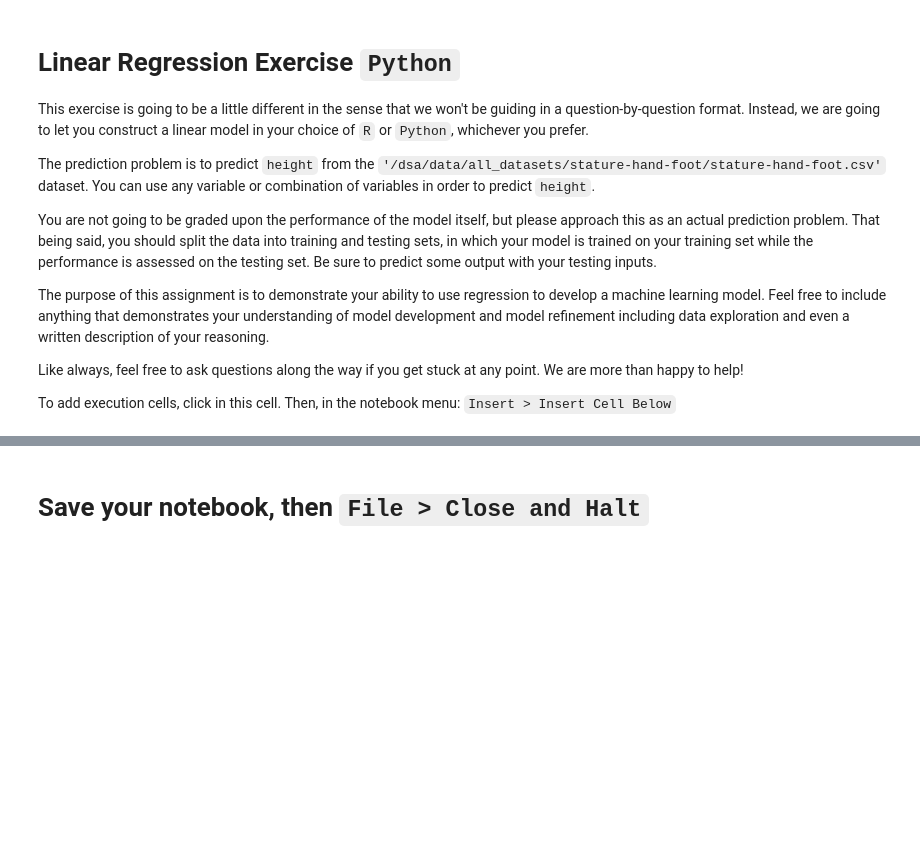
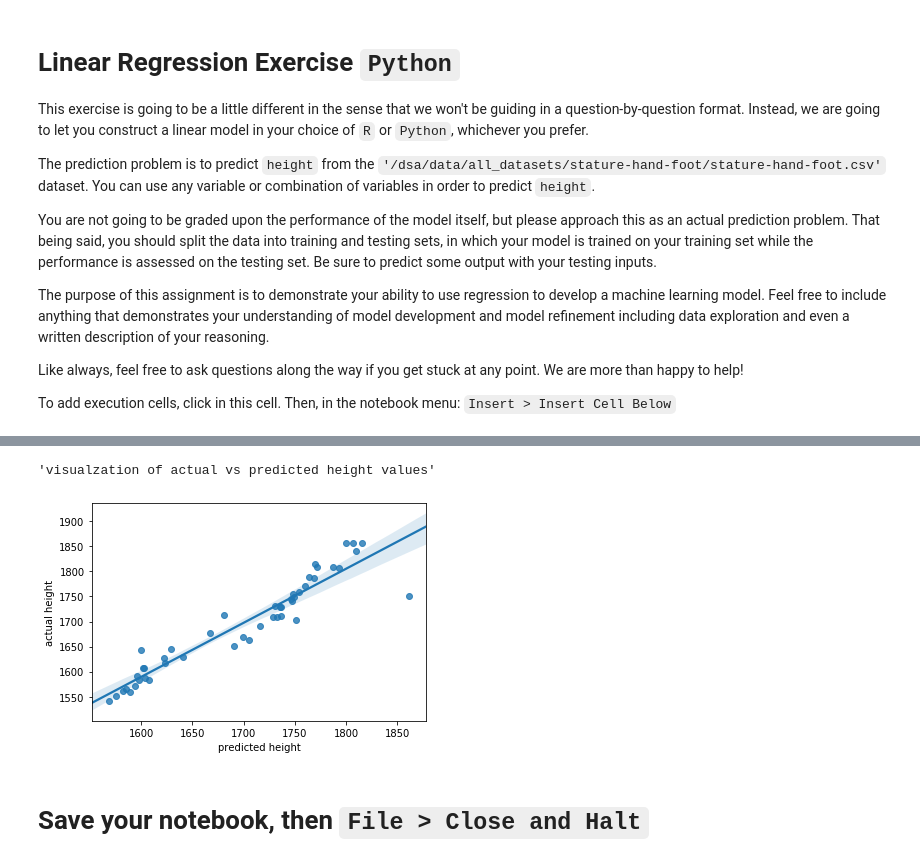
Before and after one commit to may96cc/f21dsa7010, a Jupyter notebook: modules/module7/exercises/linear_regression_exercise_python.ipynb, the cells around one changed output, grey strips where cells are left out. Drawn from its saved outputs; the diff is of its cells as text; code cells hidden in the pictures; blank space fills up the shorter version.

```diff
--- a/modules/module7/exercises/linear_regression_exercise_python.ipynb
+++ b/modules/module7/exercises/linear_regression_exercise_python.ipynb
@@ -15,0 +78,10 @@ Then, in the notebook menu: `Insert > Insert Cell Below`
+# %%
+train_X = np.asarray(train[['gender', 'hand length', ' foot length']])
+train_y = np.asarray(train.height)
+
+test_X = np.asarray(test[['gender', 'hand length', ' foot length']])
+test_y = np.asarray(test.height)
+# %%
+regr = linear_model.LinearRegression()
+# %%
+regr.fit(train_X, train_y)
@@ -15,0 +112,4 @@ Then, in the notebook menu: `Insert > Insert Cell Below`
+# %%
+heightpred = regr.predict(test_X)
+df2 = pd.DataFrame({'predicted height' : heightpred, 'actual height': test_y})
+df2
@@ -16,2 +134,8 @@ Then, in the notebook menu: `Insert > Insert Cell Below`
+# %%
+sns.regplot(x = 'predicted height', y = 'actual height', data = df2);
+"visualzation of actual vs predicted height values to show effectiveness of model"
+# %% [output]
+'visualzation of actual vs predicted height values'
+[figure, added]
 # %% [markdown]
 # Save your notebook, then `File > Close and Halt`
```
Also changed, not shown: parts of 10 cells of this notebook.
